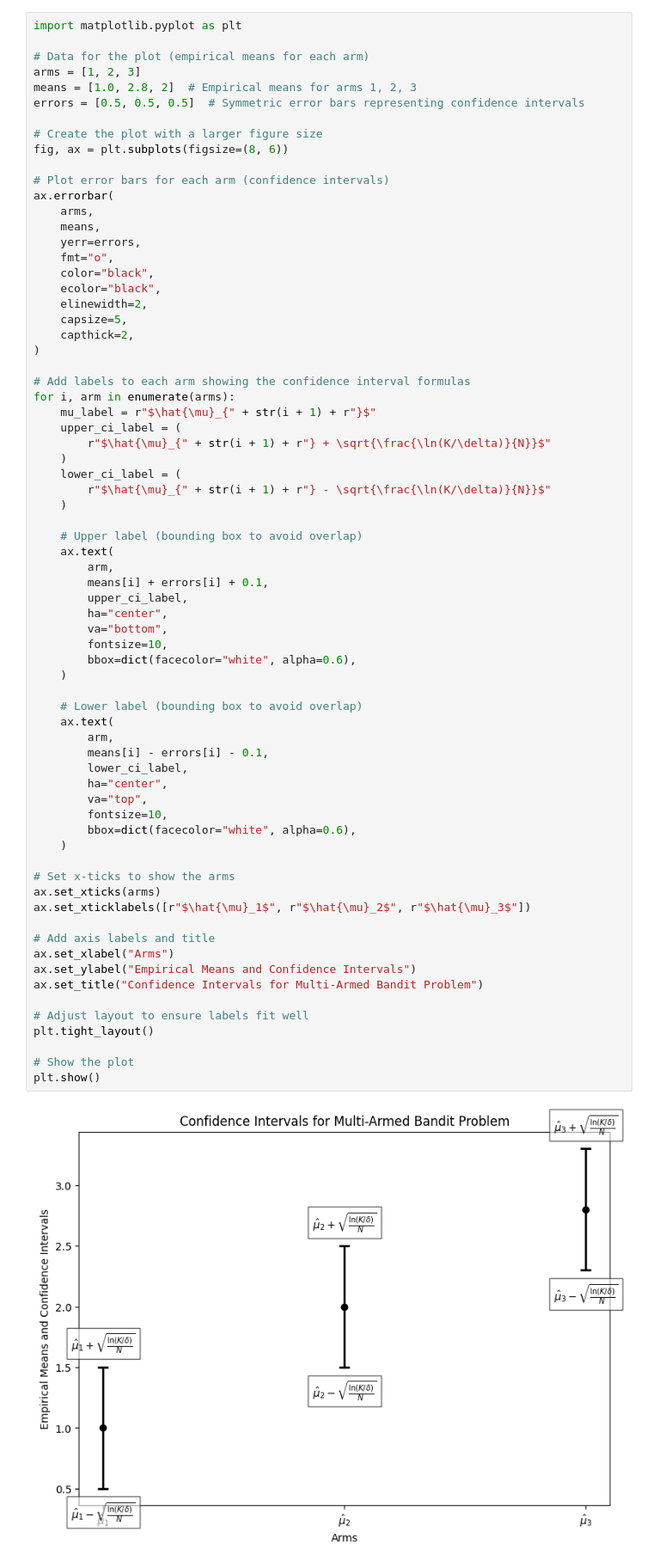
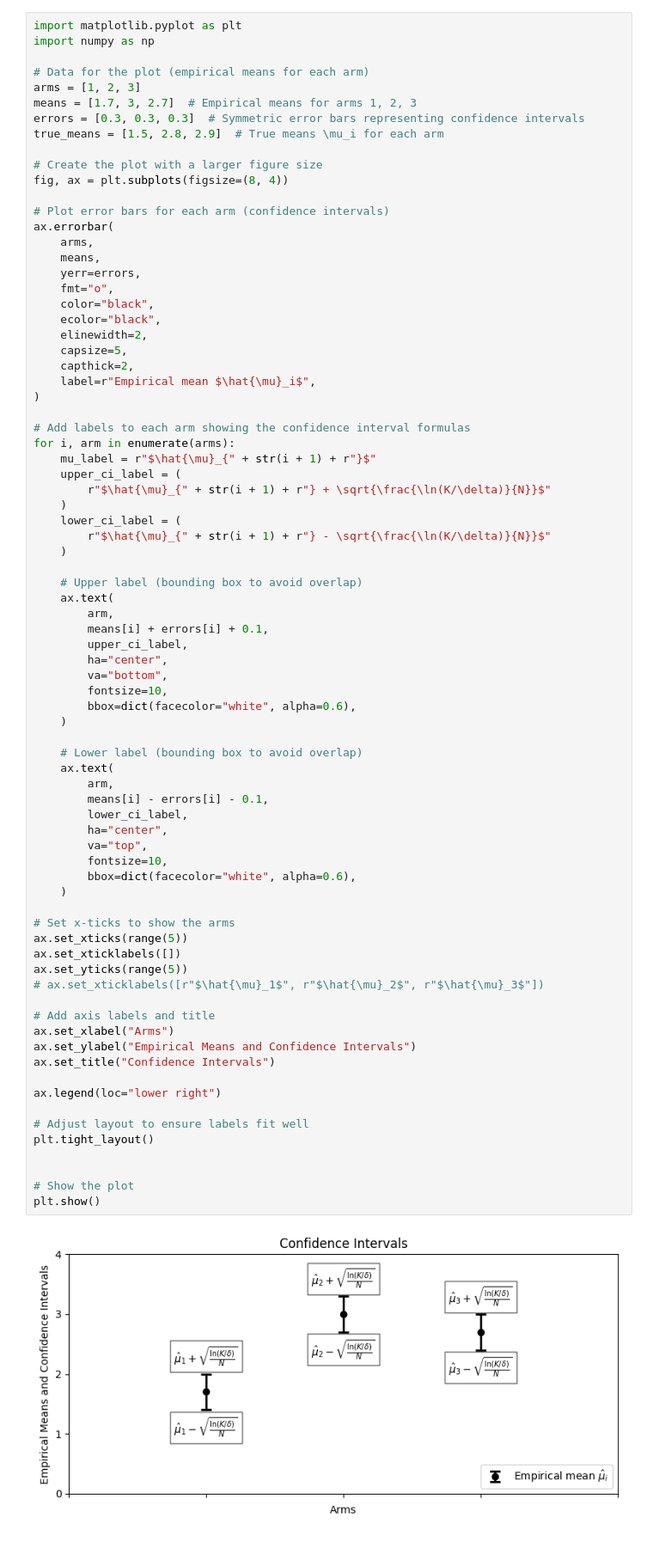
Before and after one commit to Haislich/RLNote, a Jupyter notebook: scripts/exploration-regret_and_multiarmed_bandits.ipynb, the cells around one changed output. Shown: that part at 86% size. Saved outputs shown, nothing was run; the diff lists cells and outputs as text.

Commit message:
updated images

```diff
--- a/scripts/exploration-regret_and_multiarmed_bandits.ipynb
+++ b/scripts/exploration-regret_and_multiarmed_bandits.ipynb
@@ -1,13 +1,15 @@
 # %%
 import matplotlib.pyplot as plt
+import numpy as np
 
 # Data for the plot (empirical means for each arm)
 arms = [1, 2, 3]
-means = [1.0, 2.8, 2]  # Empirical means for arms 1, 2, 3
-errors = [0.5, 0.5, 0.5]  # Symmetric error bars representing confidence intervals
+means = [1.7, 3, 2.7]  # Empirical means for arms 1, 2, 3
+errors = [0.3, 0.3, 0.3]  # Symmetric error bars representing confidence intervals
+true_means = [1.5, 2.8, 2.9]  # True means \mu_i for each arm
 
 # Create the plot with a larger figure size
-fig, ax = plt.subplots(figsize=(8, 6))
+fig, ax = plt.subplots(figsize=(8, 4))
 
 # Plot error bars for each arm (confidence intervals)
 ax.errorbar(
@@ -20,6 +22,7 @@ ax.errorbar(
     elinewidth=2,
     capsize=5,
     capthick=2,
+    label=r"Empirical mean $\hat{\mu}_i$",
 )
 
 # Add labels to each arm showing the confidence interval formulas
@@ -39,34 +42,39 @@ for i, arm in enumerate(arms):
         upper_ci_label,
         ha="center",
         va="bottom",
         fontsize=10,
         bbox=dict(facecolor="white", alpha=0.6),
     )
 
     # Lower label (bounding box to avoid overlap)
     ax.text(
         arm,
         means[i] - errors[i] - 0.1,
         lower_ci_label,
         ha="center",
         va="top",
         fontsize=10,
         bbox=dict(facecolor="white", alpha=0.6),
     )
 
 # Set x-ticks to show the arms
-ax.set_xticks(arms)
-ax.set_xticklabels([r"$\hat{\mu}_1$", r"$\hat{\mu}_2$", r"$\hat{\mu}_3$"])
+ax.set_xticks(range(5))
+ax.set_xticklabels([])
+ax.set_yticks(range(5))
+# ax.set_xticklabels([r"$\hat{\mu}_1$", r"$\hat{\mu}_2$", r"$\hat{\mu}_3$"])
 
 # Add axis labels and title
 ax.set_xlabel("Arms")
 ax.set_ylabel("Empirical Means and Confidence Intervals")
-ax.set_title("Confidence Intervals for Multi-Armed Bandit Problem")
+ax.set_title("Confidence Intervals")
+
+ax.legend(loc="lower right")
 
 # Adjust layout to ensure labels fit well
 plt.tight_layout()
 
+
 # Show the plot
 plt.show()
 # %% [output]
-[figure, old version]
+[figure, new version]
```
Also changed, not shown: parts of 3 cells of this notebook, 11 other files.
